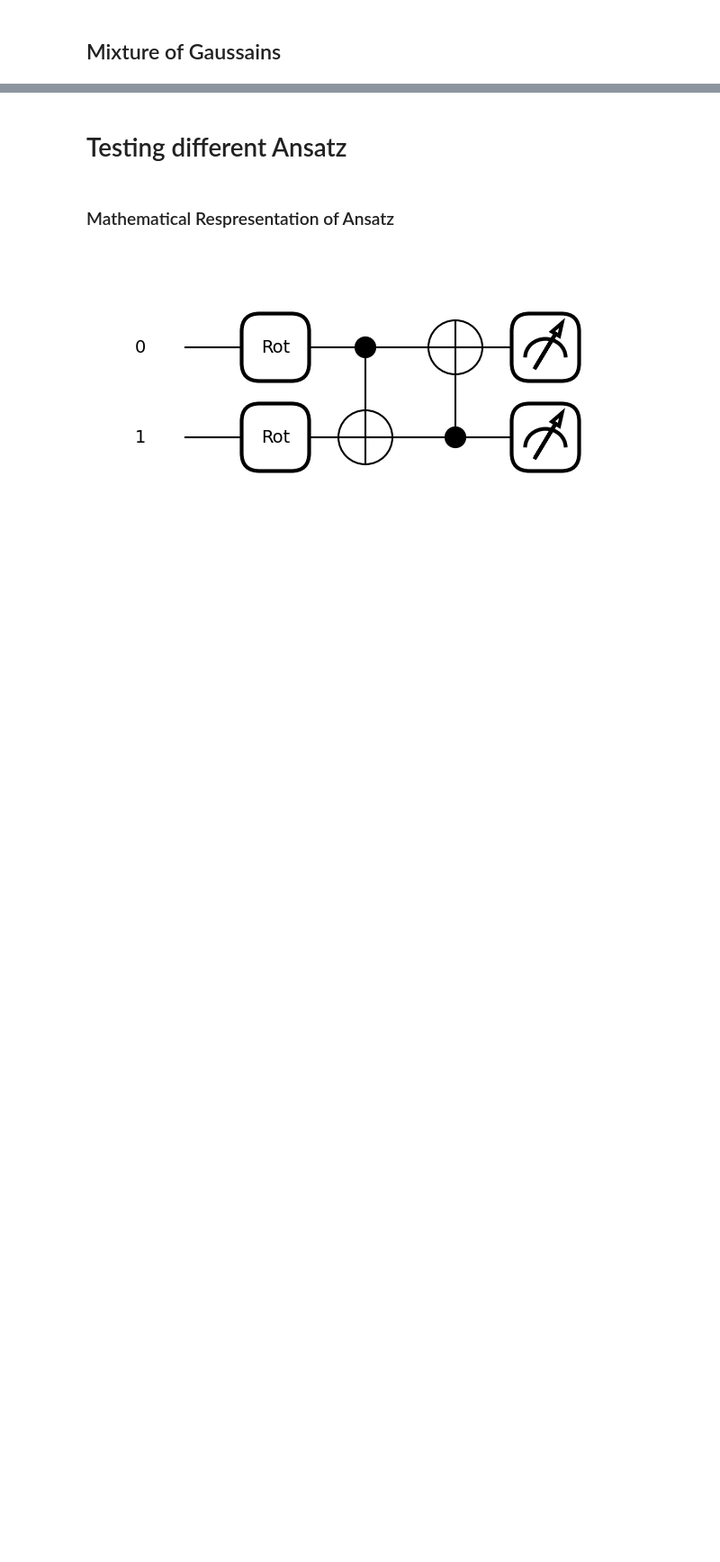
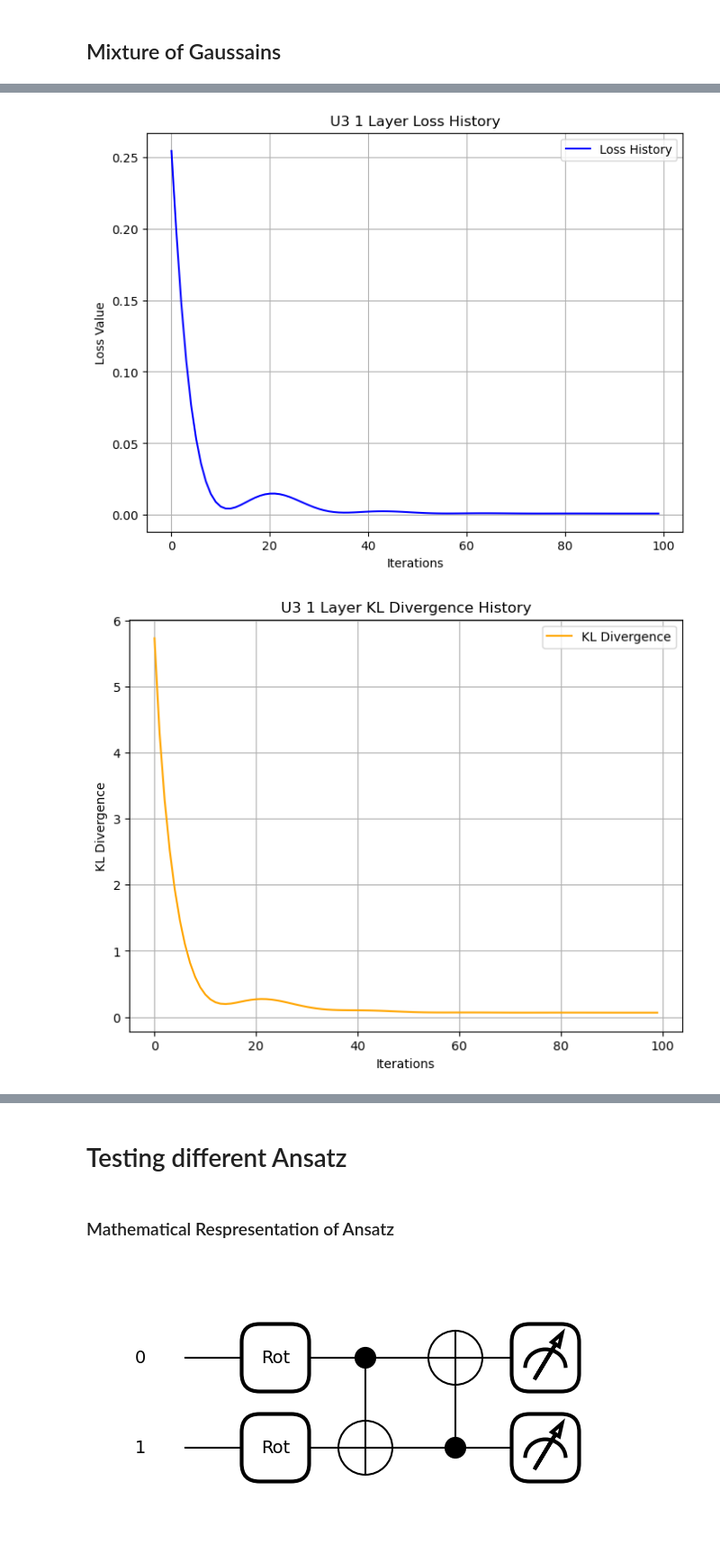
Before and after one commit to noorainnoorani/QCBM_HeavyTails, a Jupyter notebook: QCBM Pennylane Ansatz Test.ipynb, the cells around one changed output, grey strips where cells are left out. Shown at 90% size. Drawn from its saved outputs; the diff is of its cells as text; code cells hidden in the pictures; blank space fills up the shorter version.

```diff
--- a/QCBM Pennylane Ansatz Test.ipynb
+++ b/QCBM Pennylane Ansatz Test.ipynb
@@ -28,14 +13,0 @@ class MMD:
-# %%
-from functools import partial
-
-class QCBM:
-
-    def __init__(self, circ, mmd, py):
-        self.circ = circ
-        self.mmd = mmd
-        self.py = py  # target distribution π(x)
-
-    @partial(jax.jit, static_argnums=0)
-    def mmd_loss(self, params):
-        px = self.circ(params)
-        return self.mmd(px, self.py), px
@@ -66,0 +66,52 @@ plt.show()
+# %%
+bandwidth = jnp.array([0.25, 60])
+space = jnp.arange(2**n_qubits)
+
+mmd = MMD(bandwidth, space)
+qcbm = QCBM(jit_circuit, mmd, data)
+
+opt = optax.adam(learning_rate=0.1)
+
+opt_state = opt.init(weights)
+
+history = []
+divs = []
+n_iterations = 100
+
+for i in range(n_iterations):
+    (loss_val, qcbm_probs), grads = jax.value_and_grad(qcbm.loss_fn, has_aux=True)(weights)
+    updates, opt_state = opt.update(grads, opt_state)
+    weights = optax.apply_updates(weights, updates)
+    kl_div = -jnp.sum(qcbm.py * jnp.nan_to_num(jnp.log(qcbm_probs / qcbm.py)))
+    # weights, opt_state, loss_val, kl_div = update_step(weights, opt_state)
+
+    if i % 10 == 0:
+        print(f"Step: {i} Loss: {loss_val:.4f} KL-div: {kl_div:.4f}")
+
+    history.append(loss_val)
+    divs.append(kl_div)
+
+# save figures for history and kl divergence
+
+# Plot the loss history
+plt.figure(figsize=(8, 6))
+plt.plot(history, label="Loss History", color='blue')
+plt.xlabel("Iterations")
+plt.ylabel("Loss Value")
+plt.title("U3 1 Layer Loss History")
+plt.legend()
+plt.grid(True)
+plt.savefig("Results/U3/U3_1Layer_Loss_History.png")
+# plt.show()
+
+# Plot the KL divergence history
+plt.figure(figsize=(8, 6))
+plt.plot(divs, label="KL Divergence", color='orange')
+plt.xlabel("Iterations")
+plt.ylabel("KL Divergence")
+plt.title("U3 1 Layer KL Divergence History")
+plt.legend()
+plt.grid(True)
+plt.savefig("Results/U3/U3_1Layer_KL_Div_History.png")
+# plt.show()
+# %% [output]
@@ -66,0 +128,2 @@ plt.show()
+[figure, added]
+[figure, added]
```
Also changed, not shown: parts of 30 cells of this notebook, 3 other files.
